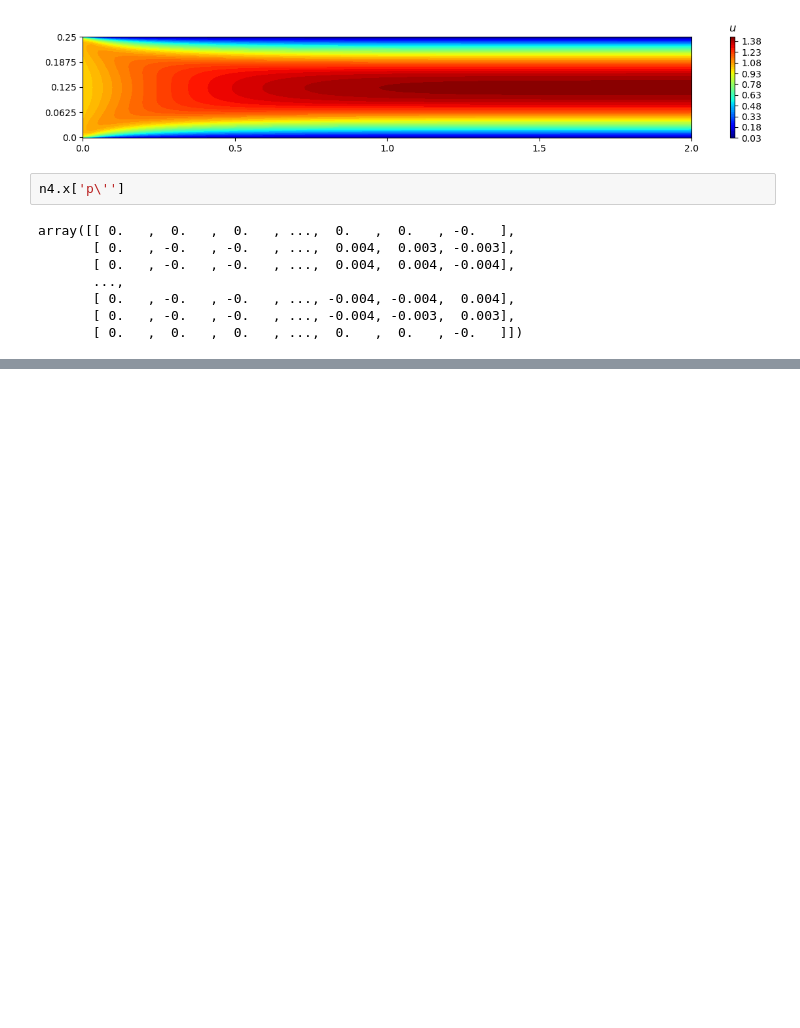
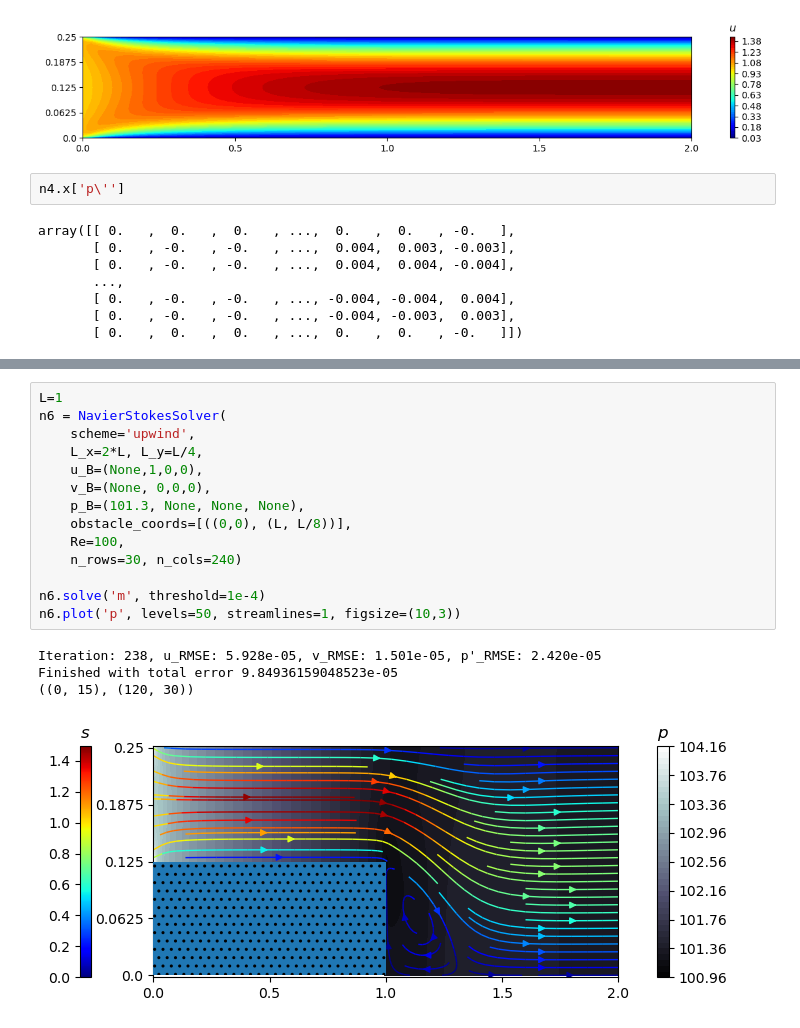
Before and after one commit to cl0udsw1tch/NavierStokesSolver, a Jupyter notebook: test.ipynb, the cells around one changed output, grey strips where cells are left out. Drawn from its saved outputs; the diff is of its cells as text; blank space fills up the shorter version.

```diff
--- a/test.ipynb
+++ b/test.ipynb
@@ -1506,0 +1566,19 @@ n5.plot(None, levels=50, streamlines=2, figsize=(15,2))
+# %%
+L=1
+n6 = NavierStokesSolver(
+    scheme='upwind',
+    L_x=2*L, L_y=L/4,
+    u_B=(None,1,0,0),
+    v_B=(None, 0,0,0),
+    p_B=(101.3, None, None, None),
+    obstacle_coords=[((0,0), (L, L/8))],
+    Re=100,
+    n_rows=30, n_cols=240)
+
+n6.solve('m', threshold=1e-4)
+n6.plot('p', levels=50, streamlines=1, figsize=(10,3))
+# %% [output]
+Iteration: 238, u_RMSE: 5.928e-05, v_RMSE: 1.501e-05, p'_RMSE: 2.420e-05
+Finished with total error 9.84936159048523e-05
+((0, 15), (120, 30))
+[figure, added]
```
Also changed, not shown: parts of 16 cells of this notebook.
